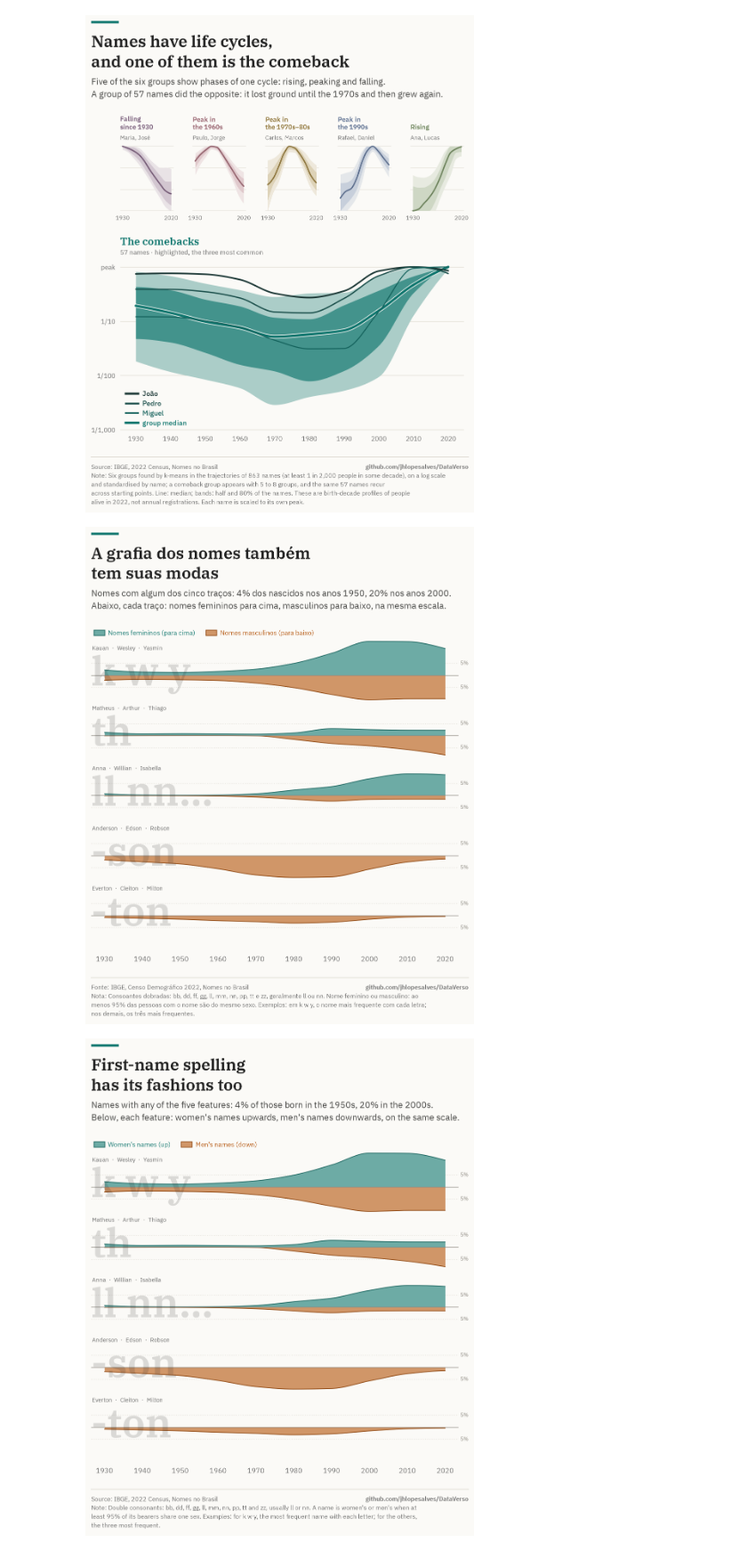
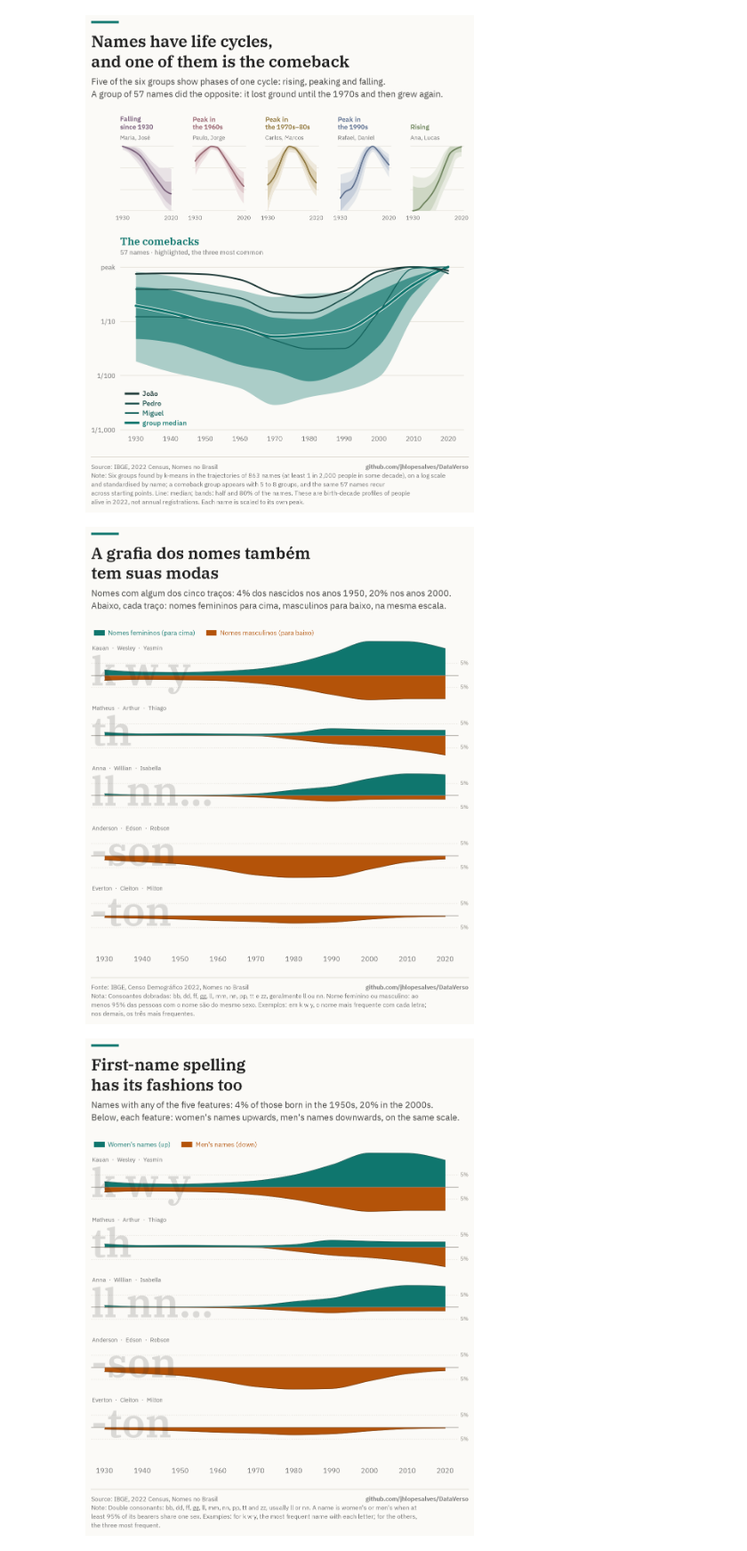
Before and after one commit to jhlopesalves/DataVerso, a Jupyter notebook: projects/002-nomes-brasil/dataverso_002.ipynb, the cells around one changed output. Shown at 89% size. Cells and saved outputs as stored; diff of their text form; code cells hidden in the pictures.

Commit message:
ENH: Use full colour in figures 2 and 4

```diff
--- a/projects/002-nomes-brasil/dataverso_002.ipynb
+++ b/projects/002-nomes-brasil/dataverso_002.ipynb
@@ -1848,47 +1859,44 @@ for lang in LANGUAGES:
             values = spelling_shares.loc[decades, (pattern, sex)].to_numpy()
             curve = np.clip(PchipInterpolator(x, values)(spelling_fine), 0, None) * scale * sign
             ax.fill_between(
-                spelling_fine, mid, mid + curve, color=tint(colour, 0.6), linewidth=0, zorder=3
+                spelling_fine, mid, mid + curve, color=colour, linewidth=0, zorder=3
             )
             if values.any():
                 ax.plot(
                     spelling_fine,
                     mid + curve,
-                    color=shade(colour, 0.25),
-                    linewidth=0.85,
+                    color=shade(colour, 0.35),
+                    linewidth=0.7,
                     zorder=4,
                     solid_capstyle="round",
                 )
         ax.plot([-0.35, 9.35], [mid, mid], color=AXIS, linewidth=0.7, zorder=4)
 
     key = ax.legend(
-        handles=[
-            Patch(facecolor=tint(colour, 0.6), edgecolor=shade(colour, 0.25), linewidth=0.85)
-            for colour in SEX_COLOURS.values()
-        ],
+        handles=[Patch(facecolor=colour, edgecolor="none") for colour in SEX_COLOURS.values()],
         labels=text["legend"],
         loc="upper left",
         bbox_to_anchor=(0, 1),
         ncol=2,
         frameon=False,
         fontsize=8.3,
         handlelength=1.6,
         handleheight=0.9,
         columnspacing=1.6,
         borderaxespad=0,
         handletextpad=0.5,
     )
     for label, colour in zip(key.get_texts(), SEX_COLOURS.values(), strict=True):
         label.set_color(colour)
     ax.set_xticks(x, decades.astype(str))
     ax.tick_params(axis="x", length=0, labelsize=8.5, labelcolor=MUTED, pad=4)
     ax.set_yticks([])
     for spine in ax.spines.values():
         spine.set_visible(False)
     ax.set_xlim(-0.35, 9.35)
     ax.set_ylim(-0.62, n_rows - 1 + 0.8)
     fig.savefig(FIGURES_DIR / f"04_spelling_{lang}.png")
     plt.show()
 # %% [output]
-[figure, old version]
+[figure, new version]
-[figure, old version]
+[figure, new version]
```
Also changed, not shown: parts of 2 cells of this notebook, 5 other files.
